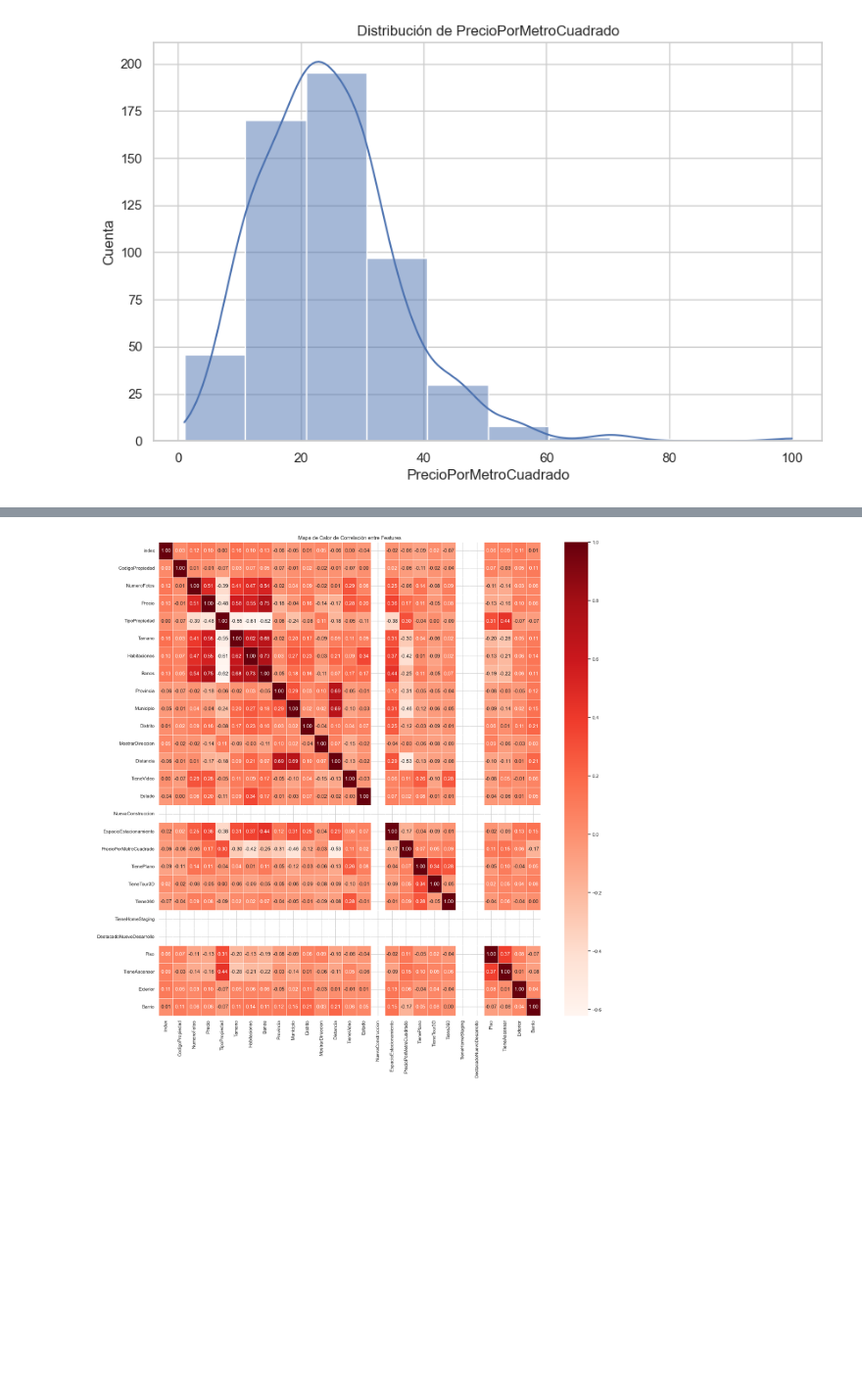
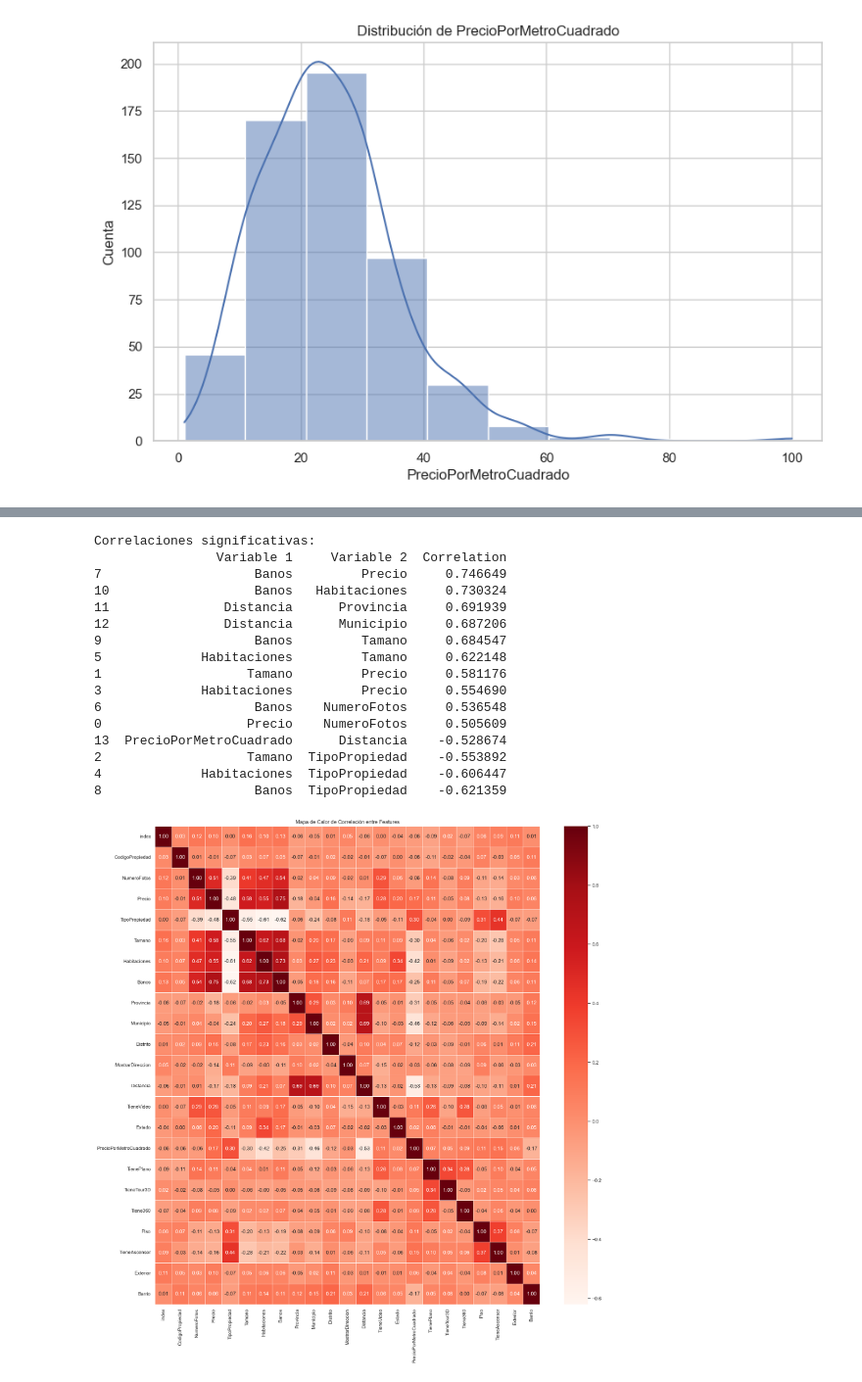
Before and after one commit to jkacosta91/Analisis-de-Alquileres, a Jupyter notebook: eda.ipynb, the cells around one changed output, grey strips where cells are left out. Shown at 98% size. Cells and saved outputs as stored; diff of their text form; code cells hidden in the pictures; blank space fills up the shorter version.

```diff
--- a/eda.ipynb
+++ b/eda.ipynb
@@ -261,7 +246,6 @@ df['Piso'] = pd.to_numeric(df['Piso'], errors='coerce').fillna(0)
 df['Piso'].fillna(0, inplace=True)
 df['Exterior'].fillna(True, inplace=True)
 df['TieneAscensor'].fillna(False, inplace=True)
-df['EspacioEstacionamiento'].fillna('No especifica', inplace=True)
 df['Distrito'].fillna('No especifica', inplace=True)
 df['Barrio'].fillna('No especifica', inplace=True)
 # %%
@@ -591,7 +599,7 @@ Cantidad de valores atípicos: 55
 # quitando aquellas que lo superen. A continuación volveremos a ver cómo queda la distribución.
 
 # Filtra el DataFrame para eliminar las filas donde el precio es mayor a 1,500,000
-df = df[df['Precio'] >= 370]
+df_transformed = df_transformed[df_transformed['Precio'] >= 370]
 
 # Muestra la cantidad de filas restantes en el DataFrame
 cantidad_filas = len(df)
@@ -634,7 +642,7 @@ features_continuas = ['NumeroFotos', 'Piso', 'Precio', 'Tamano', 'Habitaciones',
 # Generar histogramas para cada característica continua
 for col in features_continuas:
     plt.figure(figsize=(10, 6))
-    sns.histplot(df[col], bins=10, kde=True)
+    sns.histplot(df_transformed[col], bins=10, kde=True)
     plt.title(f'Distribución de {col}')
     plt.xlabel(col)
     plt.ylabel('Cuenta')
@@ -653,12 +661,12 @@ import seaborn as sns
 import matplotlib.pyplot as plt
 
 # Suponiendo que features_discretas ya está definida
-features_discretas = ['CodigoPropiedad', 'Exterior', 'MostrarDireccion', 'TieneVideo', 'Estado', 'NuevaConstruccion', 'TieneAscensor', 'TienePlano', 'TieneTour3D', 'Tiene360', 'TieneHomeStaging', 'DestacadoNuevoDesarrollo', 'EspacioEstacionamiento']
+features_discretas = ['Exterior', 'MostrarDireccion', 'TieneVideo', 'Estado', 'TieneAscensor', 'TienePlano', 'TieneTour3D', 'Tiene360']
 
 # Generar histogramas para cada característica discreta
 for col in features_discretas:
     # Contar las frecuencias relativas
-    counts = df[col].value_counts(normalize=True)
+    counts = df_transformed[col].value_counts(normalize=True)
     # Crear etiquetas con porcentajes
     labels = [f'{round(counts[c] * 100, 2)}%' for c in counts.index]
 
@@ -850,18 +721,65 @@ Name: count, Length: 62, dtype: int64
 # %%
+import pandas as pd
+import numpy as np
 import matplotlib.pyplot as plt
 import seaborn as sns
+
+# Calcular la matriz de correlación
+cor = df_transformed.corr()
+
+# Crear una lista para almacenar las correlaciones significativas
+correlation_list = []
+
+# Umbral de correlación
+threshold = 0.5
+
+# Iterar sobre la matriz de correlación para encontrar correlaciones significativas
+for i in range(len(cor.columns)):
+    for j in range(i):
+        if abs(cor.iloc[i, j]) > threshold:
+            correlation_list.append({
+                'Variable 1': cor.columns[i],
+                'Variable 2': cor.columns[j],
+                'Correlation': cor.iloc[i, j]
+            })
+
+# Convertir la lista en un DataFrame
+significant_correlations = pd.DataFrame(correlation_list)
+
+# Mostrar las correlaciones significativas
+print("Correlaciones significativas:")
+print(significant_correlations.sort_values(by='Correlation', ascending=False))
 
 # Configurar el tamaño de la figura
 plt.figure(figsize=(20, 20))
 
 # Calcular la matriz de correlación
 cor = df_transformed.corr()
 
 # Crear el mapa de calor
 sns.heatmap(cor, annot=True, cmap='Reds', fmt=".2f", linewidths=0.5)
 
 # Mostrar el gráfico
 plt.title('Mapa de Calor de Correlación entre Features')
 plt.show()
+
+# Opcional: Guardar las correlaciones significativas en un archivo CSV
+# significant_correlations.to_csv('significant_correlations.csv', index=False)
 # %% [output]
+Correlaciones significativas:
+                Variable 1     Variable 2  Correlation
+7                    Banos         Precio     0.746649
+10                   Banos   Habitaciones     0.730324
+11               Distancia      Provincia     0.691939
+12               Distancia      Municipio     0.687206
+9                    Banos         Tamano     0.684547
+5             Habitaciones         Tamano     0.622148
+1                   Tamano         Precio     0.581176
+3             Habitaciones         Precio     0.554690
+6                    Banos    NumeroFotos     0.536548
+0                   Precio    NumeroFotos     0.505609
+13  PrecioPorMetroCuadrado      Distancia    -0.528674
+2                   Tamano  TipoPropiedad    -0.553892
+4             Habitaciones  TipoPropiedad    -0.606447
+8                    Banos  TipoPropiedad    -0.621359
-[figure, old version]
+[figure, new version]
```
Also changed, not shown: parts of 24 cells of this notebook.
